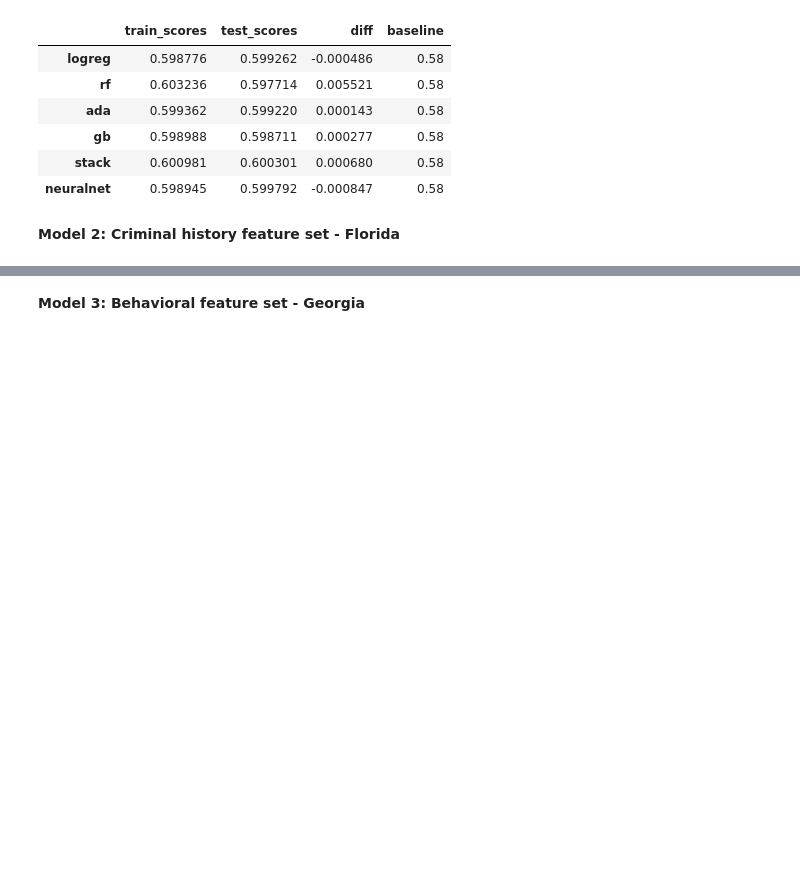
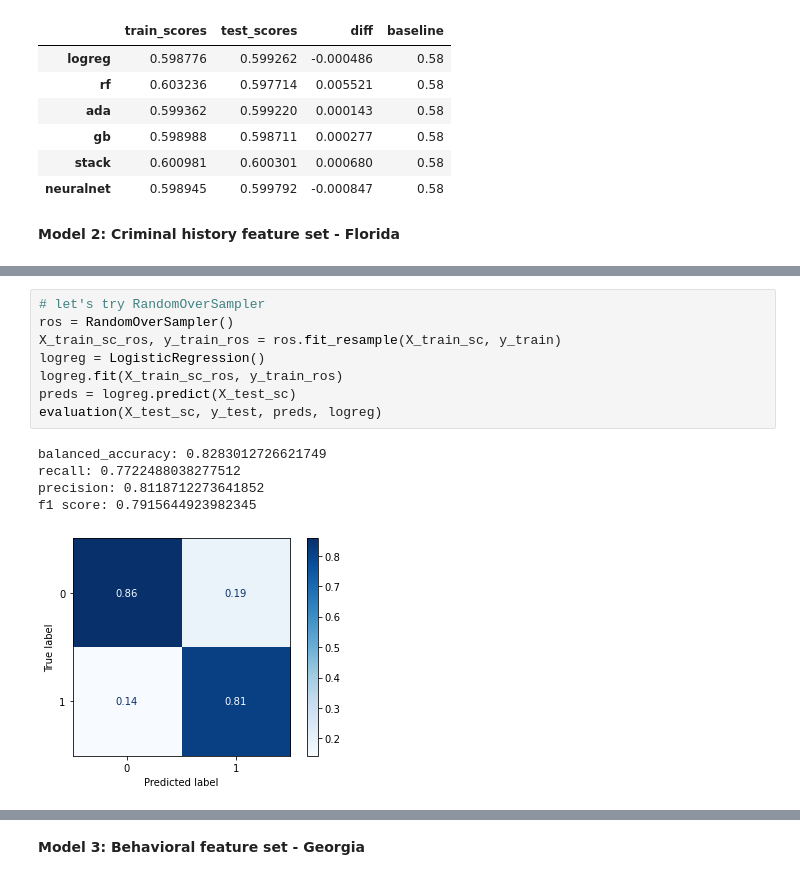
Before and after one commit to ga-dsi-822-group4/recidivism, a Jupyter notebook: notebooks/03_modeling.ipynb, the cells around one changed output, grey strips where cells are left out. Saved outputs shown, nothing was run; the diff lists cells and outputs as text; blank space fills up the shorter version.

```diff
--- a/notebooks/03_modeling.ipynb
+++ b/notebooks/03_modeling.ipynb
@@ -274,0 +425,14 @@ eval_df2
+# %%
+# let's try RandomOverSampler
+ros = RandomOverSampler()
+X_train_sc_ros, y_train_ros = ros.fit_resample(X_train_sc, y_train)
+logreg = LogisticRegression()
+logreg.fit(X_train_sc_ros, y_train_ros)
+preds = logreg.predict(X_test_sc)
+evaluation(X_test_sc, y_test, preds, logreg)
+# %% [output]
+balanced_accuracy: 0.8283012726621749
+recall: 0.7722488038277512
+precision: 0.8118712273641852
+f1 score: 0.7915644923982345
+[figure, added]
```
Also changed, not shown: parts of 33 cells of this notebook, 2 other files.
